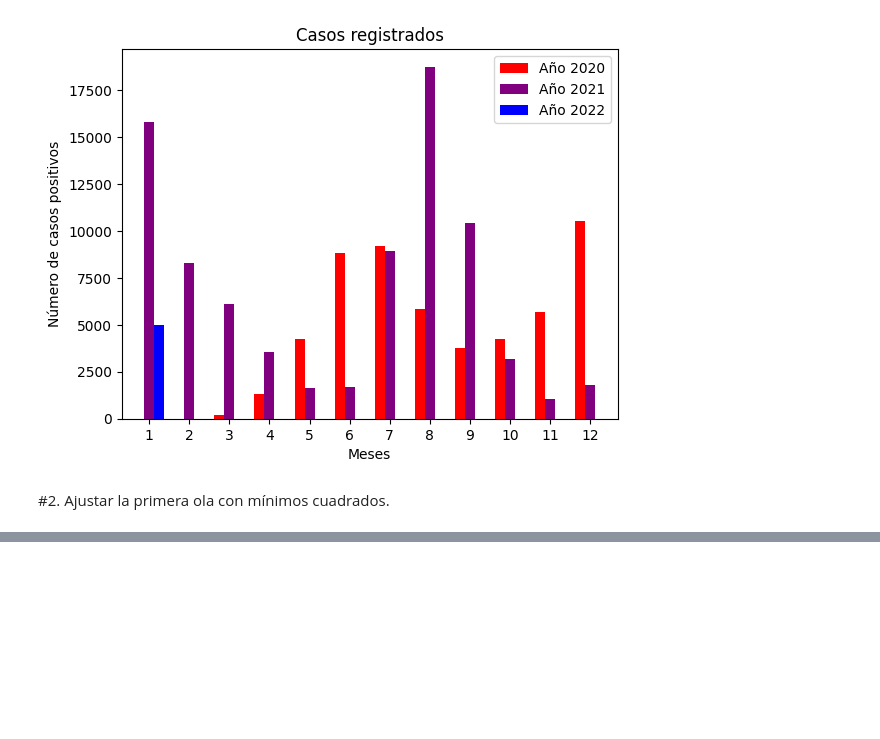
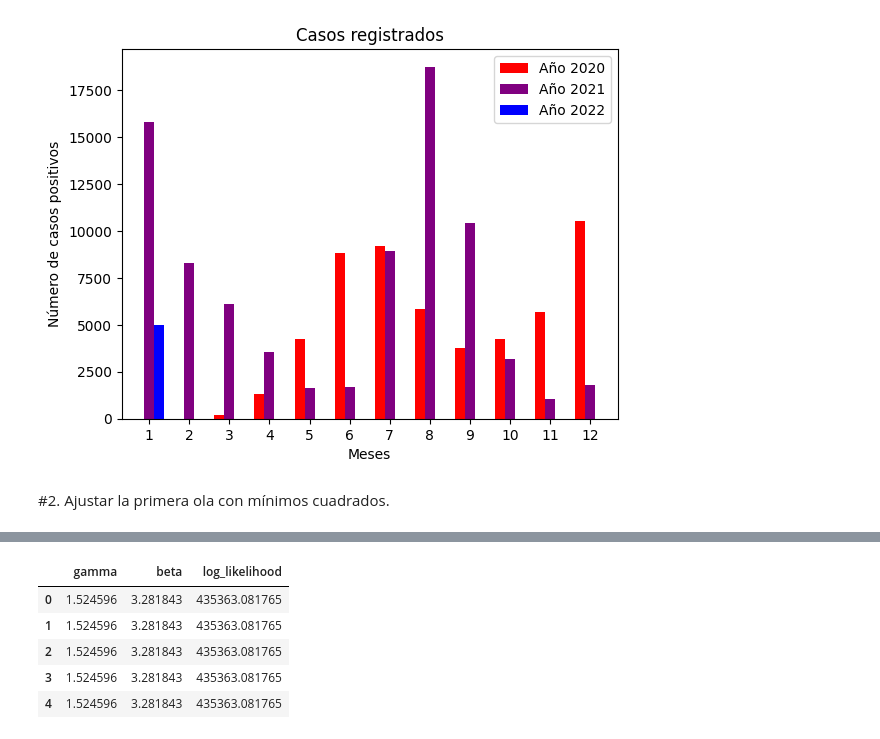
Before and after one commit to KarenLira25/Proyecto1_AnalisisDatos, a Jupyter notebook: Tarea3_Ajuste_parametros.ipynb, the cells around one changed output, grey strips where cells are left out. Saved outputs shown, nothing was run; the diff lists cells and outputs as text; code cells hidden in the pictures; blank space fills up the shorter version.

```diff
--- a/Tarea3_Ajuste_parametros.ipynb
+++ b/Tarea3_Ajuste_parametros.ipynb
@@ -100,0 +230,11 @@ Text(0, 0.5, 'Número de casos positivos')
+# %%
+#Leer la Cadena Monte Carlo generada y elegir los parámetros del modelo con mayor verosimilitud
+MCMC = pd.read_csv(mcmc_file_name)
+MCMC.head()
+# %% [output]
+|  | gamma | beta | log_likelihood |
+| 0 | 1.524596 | 3.281843 | 435363.081765 |
+| 1 | 1.524596 | 3.281843 | 435363.081765 |
+| 2 | 1.524596 | 3.281843 | 435363.081765 |
+| 3 | 1.524596 | 3.281843 | 435363.081765 |
+| 4 | 1.524596 | 3.281843 | 435363.081765 |
```
Also changed, not shown: parts of 12 cells of this notebook.
